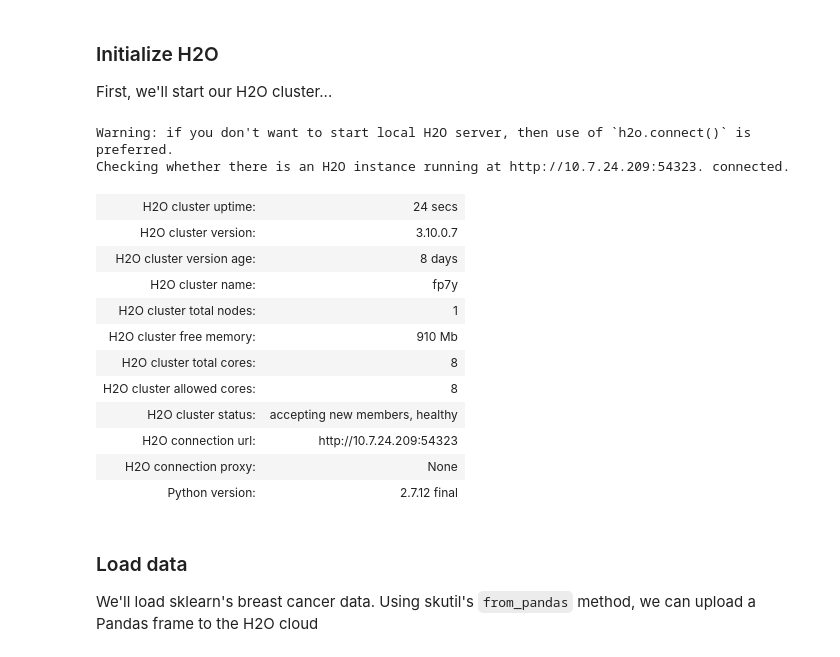
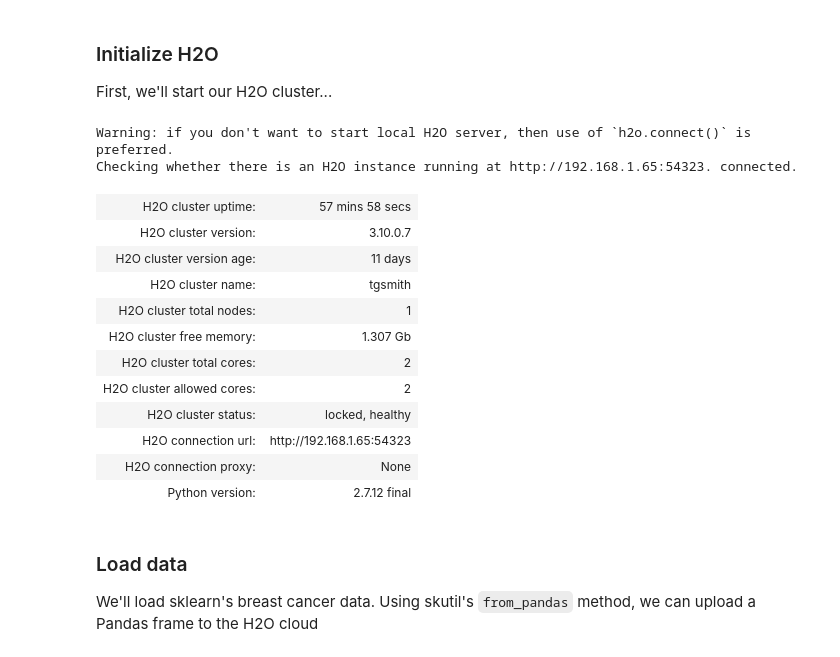
Before and after one commit to tgsmith61591/skutil, a Jupyter notebook: doc/examples/h2o/h2o_example.ipynb, the cells around one changed output. Saved outputs shown, nothing was run; the diff lists cells and outputs as text; code cells hidden in the pictures.

```diff
--- a/doc/examples/h2o/h2o_example.ipynb
+++ b/doc/examples/h2o/h2o_example.ipynb
@@ -29,27 +73,25 @@ Pandas version:  0.18.0
 
 First, we'll start our H2O cluster...
 # %%
-import warnings
-
 with warnings.catch_warnings():
     warnings.simplefilter('ignore')
 
     # I started this cluster up via CLI with:
     #     $ java -Xmx2g -jar /anaconda/h2o_jar/h2o.jar
-    h2o.init(ip='10.7.24.209', port=54323, start_h2o=False)
+    h2o.init(ip='192.168.1.65', port=54323, start_h2o=False)
 # %% [output]
 Warning: if you don't want to start local H2O server, then use of `h2o.connect()` is preferred.
-Checking whether there is an H2O instance running at http://10.7.24.209:54323. connected.
+Checking whether there is an H2O instance running at http://192.168.1.65:54323. connected.
-| H2O cluster uptime: | 24 secs |
+| H2O cluster uptime: | 57 mins 58 secs |
 | H2O cluster version: | 3.10.0.7 |
-| H2O cluster version age: | 8 days |
-| H2O cluster name: | fp7y |
+| H2O cluster version age: | 11 days |
+| H2O cluster name: | tgsmith |
 | H2O cluster total nodes: | 1 |
-| H2O cluster free memory: | 910 Mb |
-| H2O cluster total cores: | 8 |
-| H2O cluster allowed cores: | 8 |
-| H2O cluster status: | accepting new members, healthy |
-| H2O connection url: | http://10.7.24.209:54323 |
+| H2O cluster free memory: | 1.307 Gb |
+| H2O cluster total cores: | 2 |
+| H2O cluster allowed cores: | 2 |
+| H2O cluster status: | locked, healthy |
+| H2O connection url: | http://192.168.1.65:54323 |
 | H2O connection proxy: | None |
 | Python version: | 2.7.12 final |
 # %% [markdown]
```
Also changed, not shown: parts of 25 cells of this notebook, 2 other files.
